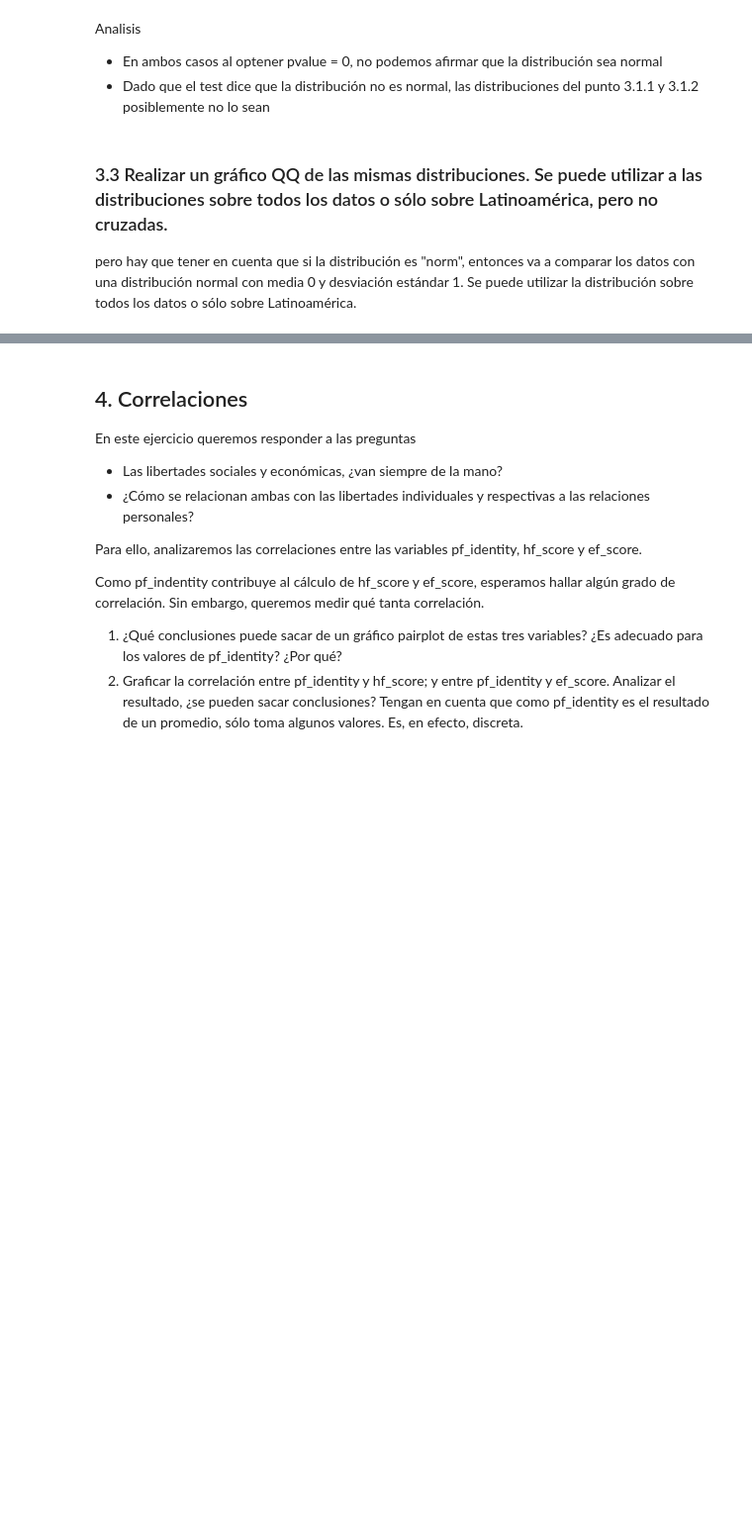
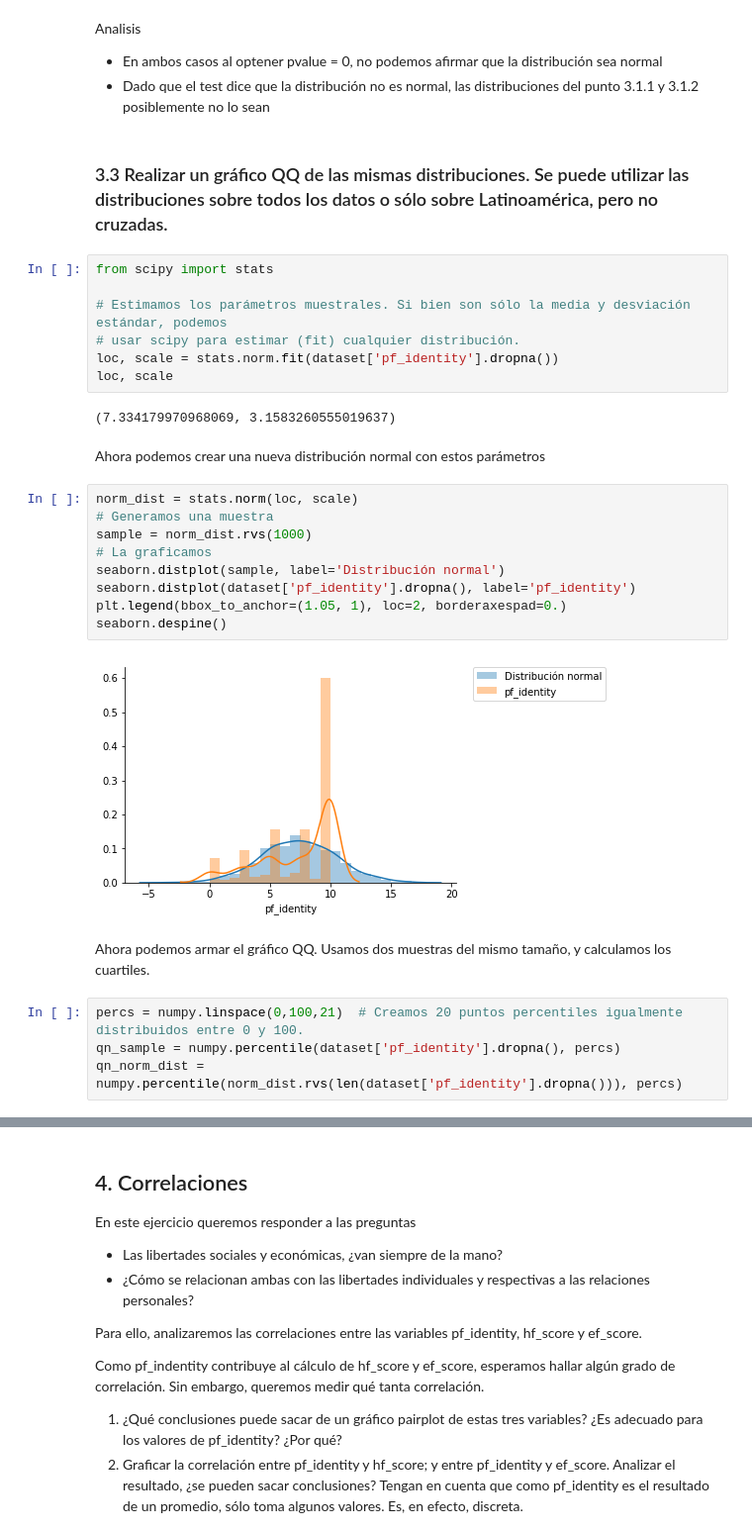
Before and after one commit to abernalc/diplodatos2019, a Jupyter notebook: 02_practico_I.ipynb, the cells around one changed output, grey strips where cells are left out. Shown: that part at 99% size. Drawn from its saved outputs; the diff is of its cells as text; blank space fills up the shorter version.

```diff
--- a/02_practico_I.ipynb
+++ b/02_practico_I.ipynb
@@ -272,6 +272,32 @@ Analisis
     <li>Dado que el test dice que la distribución no es normal, las distribuciones del punto 3.1.1 y 3.1.2 posiblemente no lo sean </li>
 </ul>
 # %% [markdown]
-### 3.3 Realizar un gráfico QQ de las mismas distribuciones. Se puede utilizar a las distribuciones sobre todos los datos o sólo sobre Latinoamérica, pero no cruzadas.
-
-pero hay que tener en cuenta que si la distribución es "norm", entonces va a comparar los datos con una distribución normal con media 0 y desviación estándar 1. Se puede utilizar la distribución sobre todos los datos o sólo sobre Latinoamérica.
+### 3.3 Realizar un gráfico QQ de las mismas distribuciones. Se puede utilizar las distribuciones sobre todos los datos o sólo sobre Latinoamérica, pero no cruzadas.
+# %%
+from scipy import stats
+
+# Estimamos los parámetros muestrales. Si bien son sólo la media y desviación estándar, podemos
+# usar scipy para estimar (fit) cualquier distribución.
+loc, scale = stats.norm.fit(dataset['pf_identity'].dropna())
+loc, scale
+# %% [output]
+(7.334179970968069, 3.1583260555019637)
+# %% [markdown]
+Ahora podemos crear una nueva distribución normal con estos parámetros
+# %%
+norm_dist = stats.norm(loc, scale)
+# Generamos una muestra
+sample = norm_dist.rvs(1000)
+# La graficamos
+seaborn.distplot(sample, label='Distribución normal')
+seaborn.distplot(dataset['pf_identity'].dropna(), label='pf_identity')
+plt.legend(bbox_to_anchor=(1.05, 1), loc=2, borderaxespad=0.)
+seaborn.despine()
+# %% [output]
+[figure, added]
+# %% [markdown]
+Ahora podemos armar el gráfico QQ. Usamos dos muestras del mismo tamaño, y calculamos los cuartiles.
+# %%
+percs = numpy.linspace(0,100,21)  # Creamos 20 puntos percentiles igualmente distribuidos entre 0 y 100.
+qn_sample = numpy.percentile(dataset['pf_identity'].dropna(), percs)
+qn_norm_dist = numpy.percentile(norm_dist.rvs(len(dataset['pf_identity'].dropna())), percs)
```
Also changed, not shown: parts of 1 cell of this notebook.
